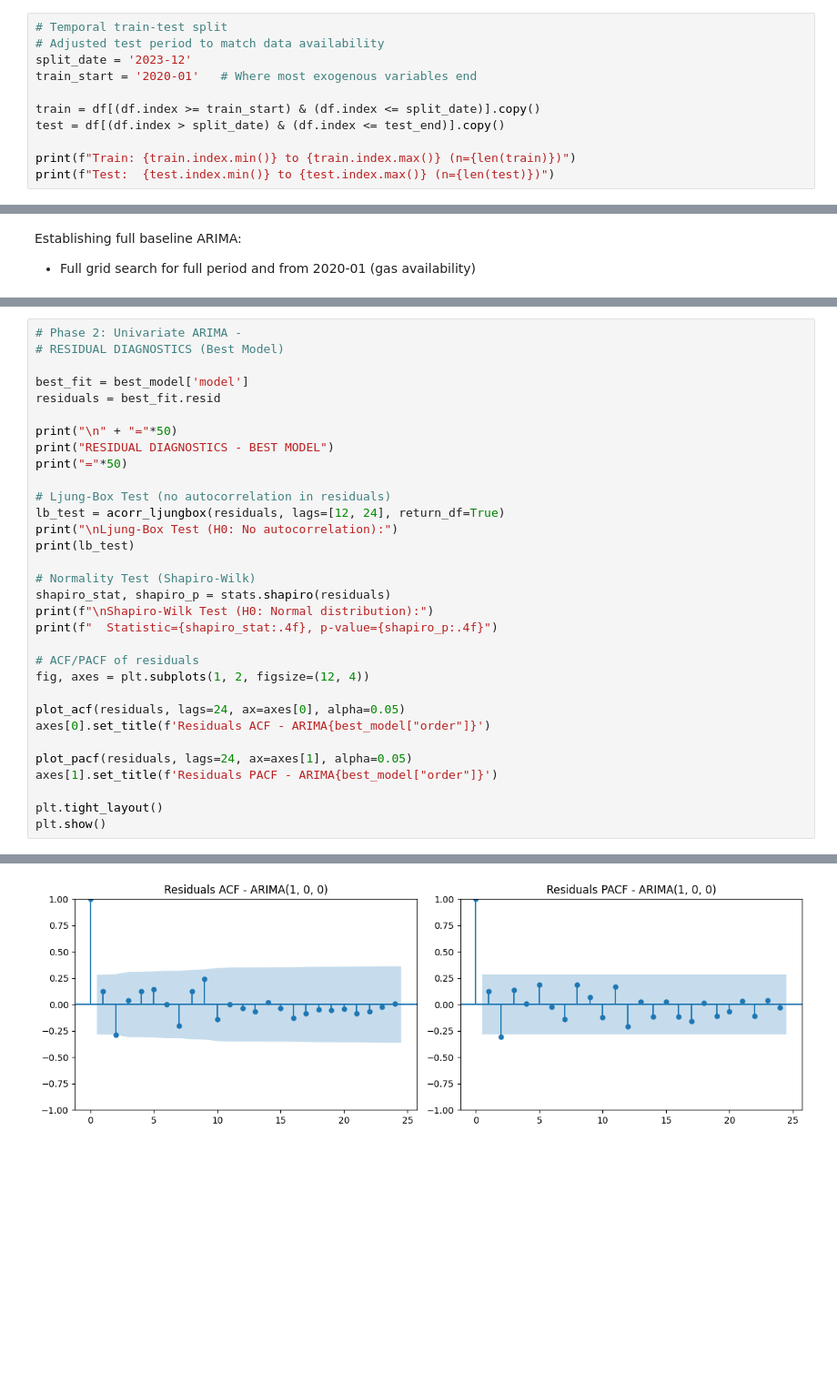
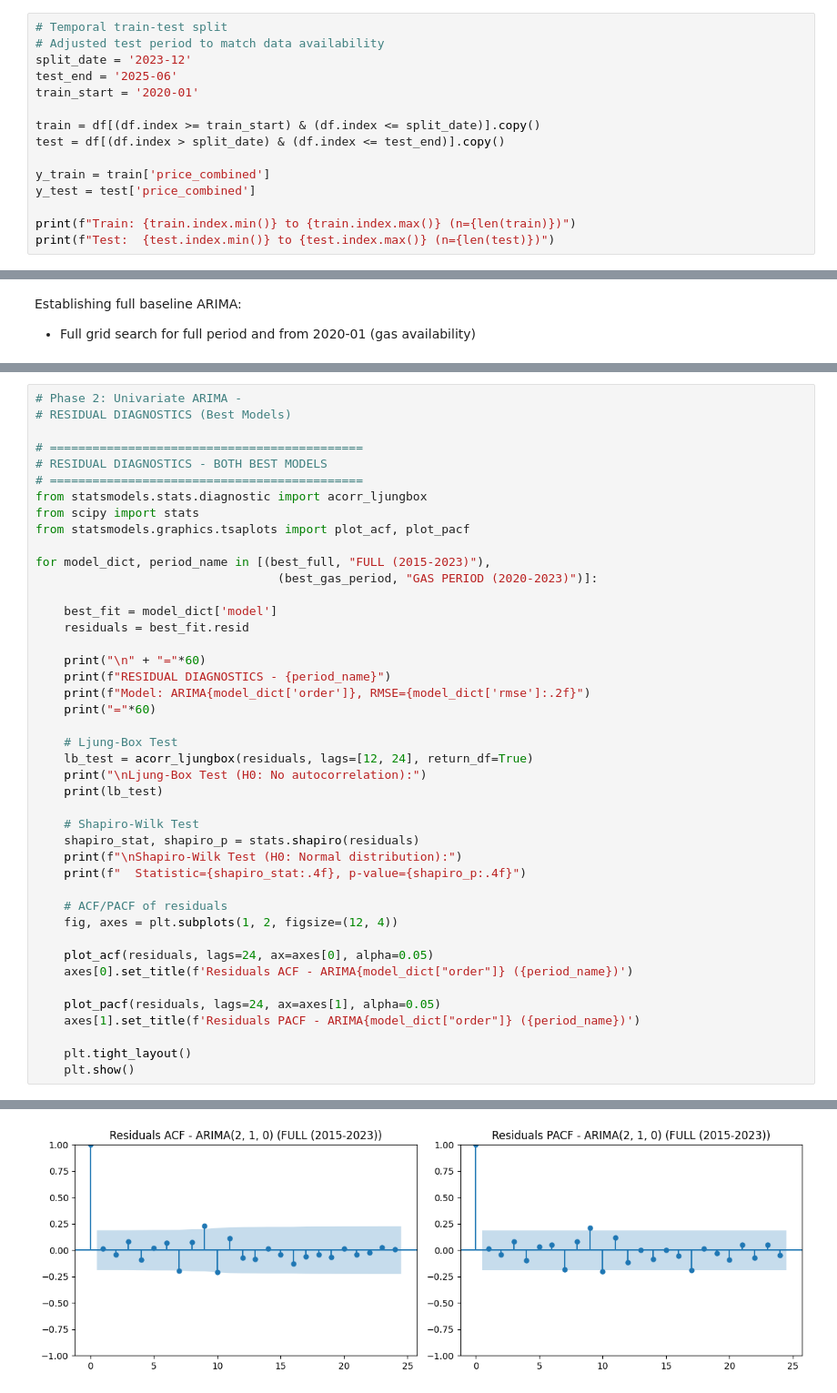
Before and after one commit to Pringlebot/austrian_electricity_prices_capstone, a Jupyter notebook: notebooks/model_building/01_model_building.ipynb, the cells around one changed output, grey strips where cells are left out. Shown at 91% size. Cells and saved outputs as stored; diff of their text form; blank space fills up the shorter version.

```diff
--- a/notebooks/model_building/01_model_building.ipynb
+++ b/notebooks/model_building/01_model_building.ipynb
@@ -278,11 +230,15 @@ econ_imports_total_EUR         ↔ econ_imports_energy_EUR       :  0.80
 # Temporal train-test split
 # Adjusted test period to match data availability
 split_date = '2023-12'
-train_start = '2020-01'   # Where most exogenous variables end
+test_end = '2025-06'
+train_start = '2020-01'
 
 train = df[(df.index >= train_start) & (df.index <= split_date)].copy()
 test = df[(df.index > split_date) & (df.index <= test_end)].copy()
 
+y_train = train['price_combined']
+y_test = test['price_combined']
+
 print(f"Train: {train.index.min()} to {train.index.max()} (n={len(train)})")
 print(f"Test:  {test.index.min()} to {test.index.max()} (n={len(test)})")
 # %% [output]
@@ -414,33 +513,44 @@ _IncompleteInputError: incomplete input (1282213048.py, line 53)
 # %%
 # Phase 2: Univariate ARIMA -
-# RESIDUAL DIAGNOSTICS (Best Model)
+# RESIDUAL DIAGNOSTICS (Best Models)
 
-best_fit = best_model['model']
-residuals = best_fit.resid
+# ============================================
+# RESIDUAL DIAGNOSTICS - BOTH BEST MODELS
+# ============================================
+from statsmodels.stats.diagnostic import acorr_ljungbox
+from scipy import stats
+from statsmodels.graphics.tsaplots import plot_acf, plot_pacf
 
-print("\n" + "="*50)
-print("RESIDUAL DIAGNOSTICS - BEST MODEL")
-print("="*50)
+for model_dict, period_name in [(best_full, "FULL (2015-2023)"),
+                                  (best_gas_period, "GAS PERIOD (2020-2023)")]:
 
-# Ljung-Box Test (no autocorrelation in residuals)
-lb_test = acorr_ljungbox(residuals, lags=[12, 24], return_df=True)
-print("\nLjung-Box Test (H0: No autocorrelation):")
-print(lb_test)
+    best_fit = model_dict['model']
+    residuals = best_fit.resid
 
-# Normality Test (Shapiro-Wilk)
-shapiro_stat, shapiro_p = stats.shapiro(residuals)
-print(f"\nShapiro-Wilk Test (H0: Normal distribution):")
-print(f"  Statistic={shapiro_stat:.4f}, p-value={shapiro_p:.4f}")
+    print("\n" + "="*60)
+    print(f"RESIDUAL DIAGNOSTICS - {period_name}")
+    print(f"Model: ARIMA{model_dict['order']}, RMSE={model_dict['rmse']:.2f}")
+    print("="*60)
 
-# ACF/PACF of residuals
-fig, axes = plt.subplots(1, 2, figsize=(12, 4))
+    # Ljung-Box Test
+    lb_test = acorr_ljungbox(residuals, lags=[12, 24], return_df=True)
+    print("\nLjung-Box Test (H0: No autocorrelation):")
+    print(lb_test)
 
-plot_acf(residuals, lags=24, ax=axes[0], alpha=0.05)
-axes[0].set_title(f'Residuals ACF - ARIMA{best_model["order"]}')
+    # Shapiro-Wilk Test
+    shapiro_stat, shapiro_p = stats.shapiro(residuals)
+    print(f"\nShapiro-Wilk Test (H0: Normal distribution):")
+    print(f"  Statistic={shapiro_stat:.4f}, p-value={shapiro_p:.4f}")
 
-plot_pacf(residuals, lags=24, ax=axes[1], alpha=0.05)
-axes[1].set_title(f'Residuals PACF - ARIMA{best_model["order"]}')
+    # ACF/PACF of residuals
+    fig, axes = plt.subplots(1, 2, figsize=(12, 4))
 
-plt.tight_layout()
-plt.show()
+    plot_acf(residuals, lags=24, ax=axes[0], alpha=0.05)
+    axes[0].set_title(f'Residuals ACF - ARIMA{model_dict["order"]} ({period_name})')
+
+    plot_pacf(residuals, lags=24, ax=axes[1], alpha=0.05)
+    axes[1].set_title(f'Residuals PACF - ARIMA{model_dict["order"]} ({period_name})')
+
+    plt.tight_layout()
+    plt.show()
 # %% [output]
@@ -458 +569 @@ Shapiro-Wilk Test (H0: Normal distribution):
-[figure, old version]
+[figure, new version]
```
Also changed, not shown: parts of 18 cells of this notebook.
